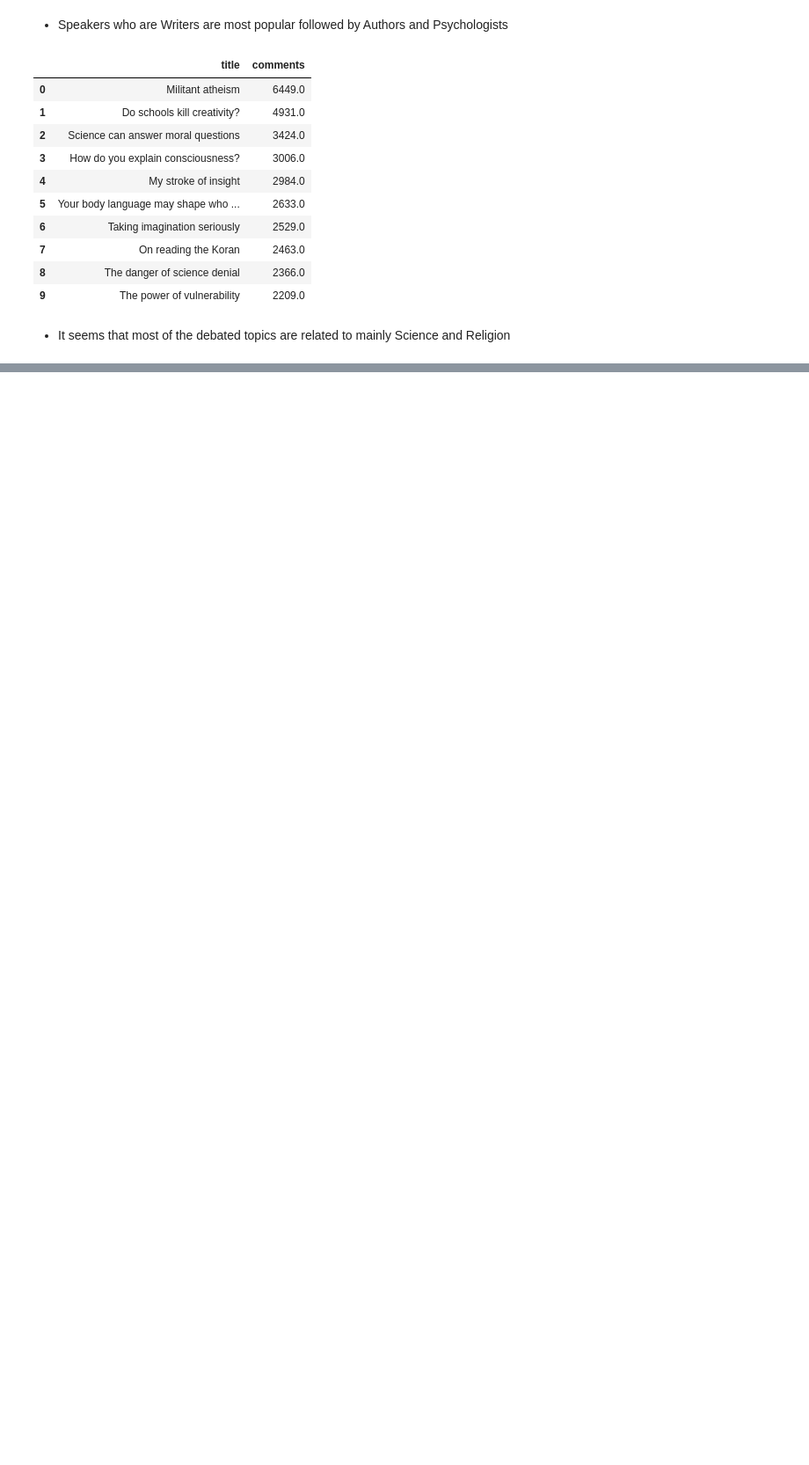
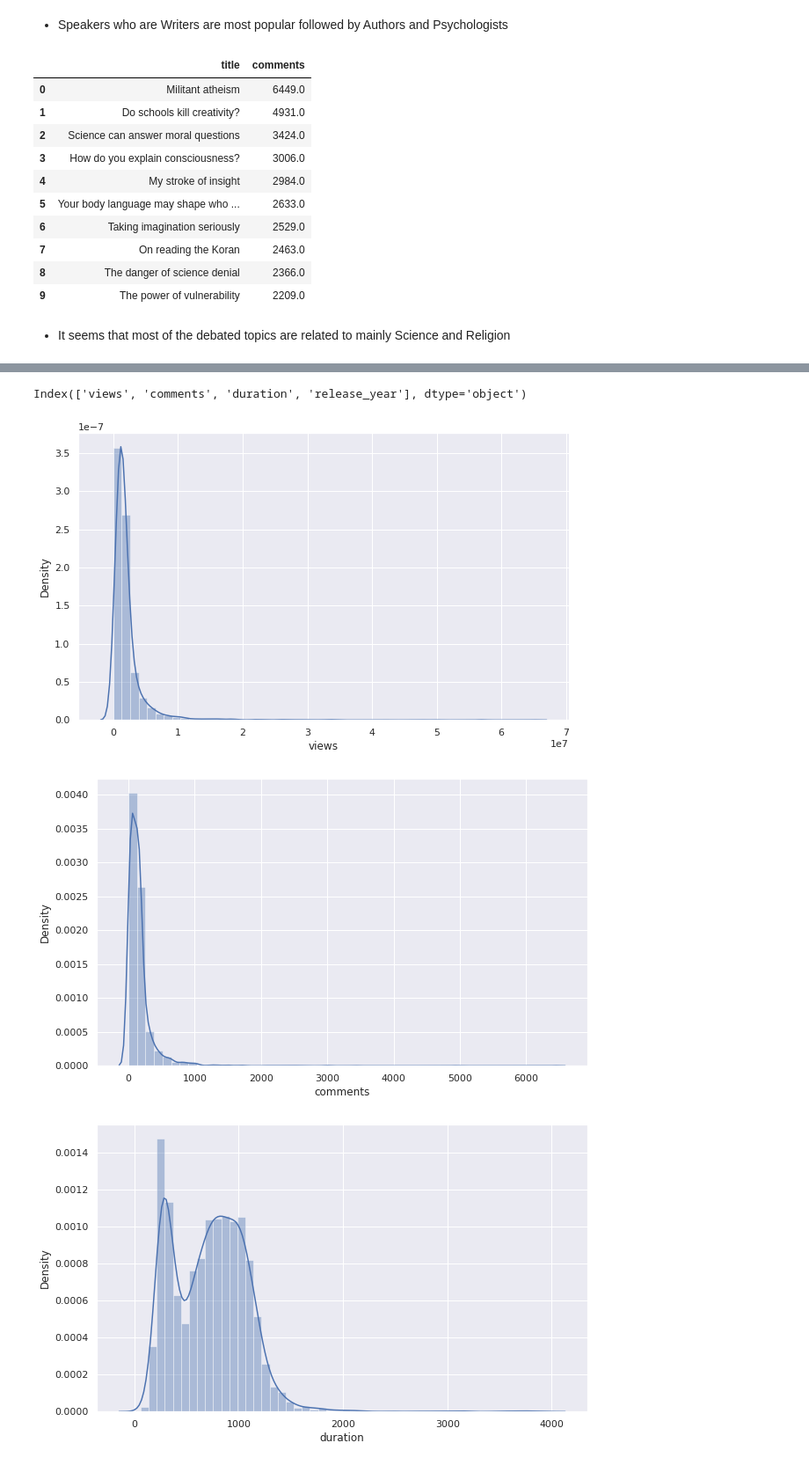
Before and after one commit to Aehteshaam-Shaikh/Ted-Talk-views-prediction, a Jupyter notebook: Ted_Talk_Views_Prediction.ipynb, the cells around one changed output, grey strips where cells are left out. Shown: that part at 88% size. Drawn from its saved outputs; the diff is of its cells as text; code cells hidden in the pictures; blank space fills up the shorter version.

```diff
--- a/Ted_Talk_Views_Prediction.ipynb
+++ b/Ted_Talk_Views_Prediction.ipynb
@@ -338,0 +401,15 @@ Ted_df.groupby('title')['comments'].sum().sort_values(ascending=False)[0:10].res
+# %%
+numerical_features = Ted_df.describe().columns
+# %%
+numerical_features
+# %% [output]
+Index(['views', 'comments', 'duration', 'release_year'], dtype='object')
+# %%
+for feature in numerical_features[:3]:
+  plt.figure(figsize=(10,6))
+  sns.distplot((Ted_df[feature]),color='b')
+  plt.xlabel(feature)
+# %% [output]
+[figure, added]
+[figure, added]
+[figure, added]
```
Also changed, not shown: parts of 46 cells of this notebook.
